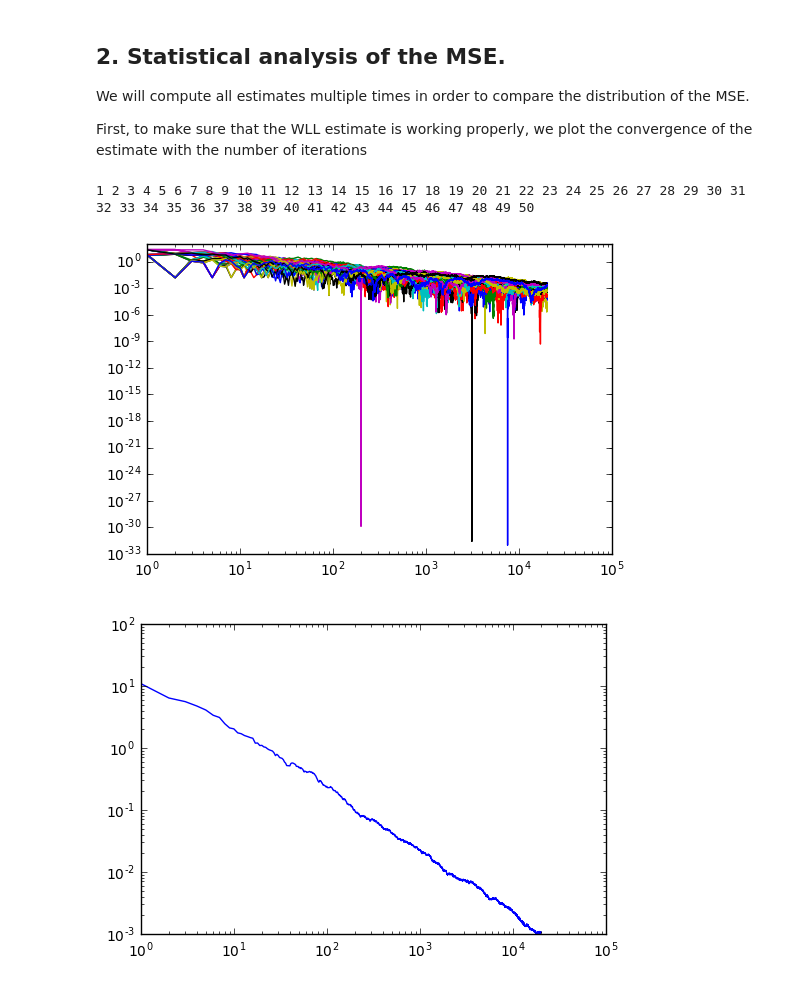
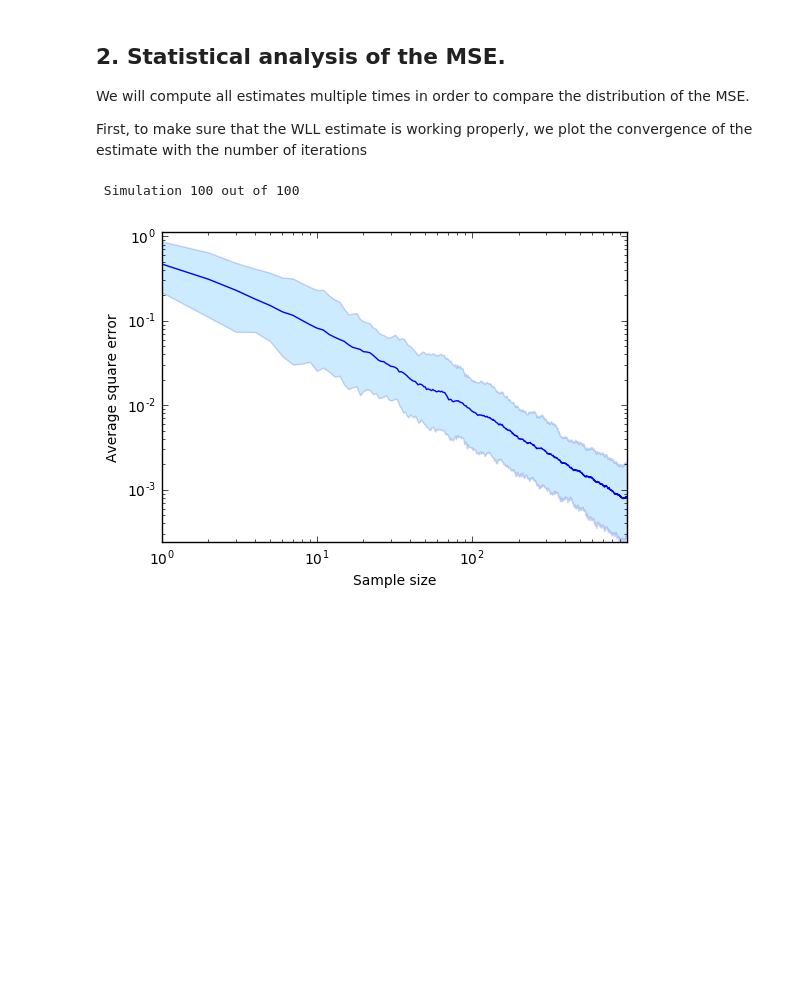
Before and after one commit to Orieus/WeakLabelModel, a Jupyter notebook: learnFromWL.ipynb, the cells around one changed output. Saved outputs shown, nothing was run; the diff lists cells and outputs as text; code cells hidden in the pictures; blank space fills up the shorter version.

```diff
--- a/learnFromWL.ipynb
+++ b/learnFromWL.ipynb
@@ -207,13 +215,13 @@ We will compute all estimates multiple times in order to compare the distributio
 
 First, to make sure that the WLL estimate is working properly, we plot the convergence of the estimate with the number of iterations
 # %%
-n_sim = 50
+n_sim = 100
 mse = {'wll': []}
-K = 20000
+K = 1000
 for n in range(n_sim):
 
     if (n+1)/1*1 == n+1:
-        print str(n+1),
+        print '\r Simulation {0} out of {1}'.format(str(n+1), n_sim),
     # Generate true labels
     iy = np.random.choice(np.arange(0, C), size=K, p=eta)
     y = I[iy]
@@ -226,12 +234,20 @@ for n in range(n_sim):
 
     mse_n = np.mean((f_v - eta)**2, axis=1)
     mse['wll'].append(mse_n)
-
-plt.loglog(np.array(mse['wll']).T)
-plt.show()
-plt.loglog(np.mean(np.array(mse['wll']), axis=0))
-plt.show()
 # %% [output]
-1 2 3 4 5 6 7 8 9 10 11 12 13 14 15 16 17 18 19 20 21 22 23 24 25 26 27 28 29 30 31 32 33 34 35 36 37 38 39 40 41 42 43 44 45 46 47 48 49 50
+ Simulation 100 out of 100
-[figure, removed]
-[figure, removed]
+# %%
+mse_mean = np.mean(mse['wll'], axis=0)
+d = mse['wll'] - mse_mean
+mse_std_u = np.sqrt(np.sum(d**2*(d >=0), axis=0)/np.sum((d >=0), axis=0))
+mse_std_d = np.sqrt(np.sum(d**2*(d <=0), axis=0)/np.sum((d <=0), axis=0))
+plt.fill_between(range(K), mse_mean - mse_std_d, mse_mean + mse_std_u,
+    alpha=0.2, edgecolor='#1B2ACC', facecolor='#089FFF',
+    linewidth=1, linestyle='solid', antialiased=True)
+plt.loglog(range(K), mse_mean)
+plt.axis('tight')
+plt.xlabel('Sample size')
+plt.ylabel('Average square error')
+plt.show()
+# %% [output]
+[figure, added]
```
Also changed, not shown: parts of 18 cells of this notebook.
